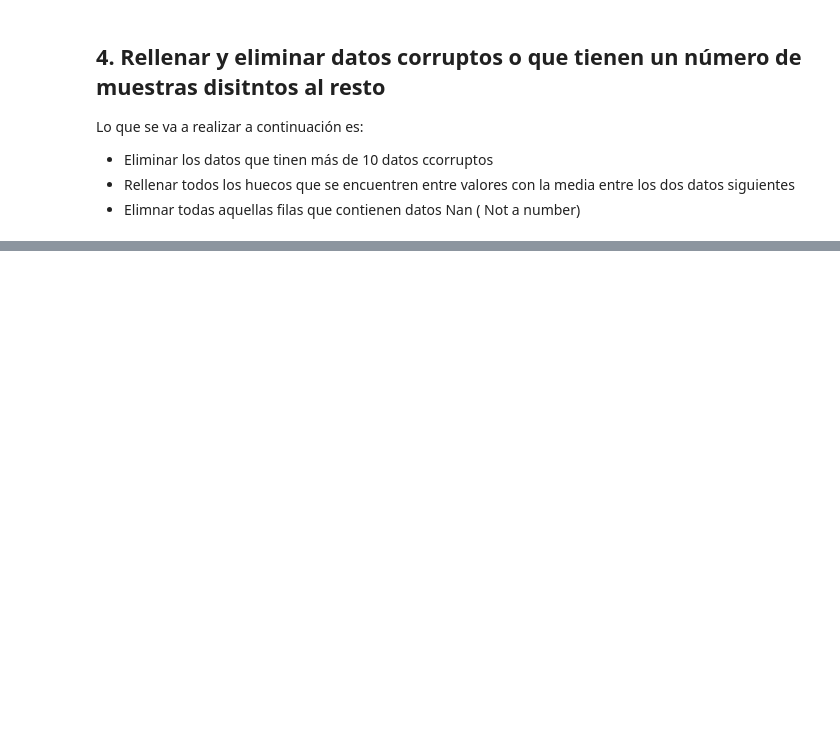
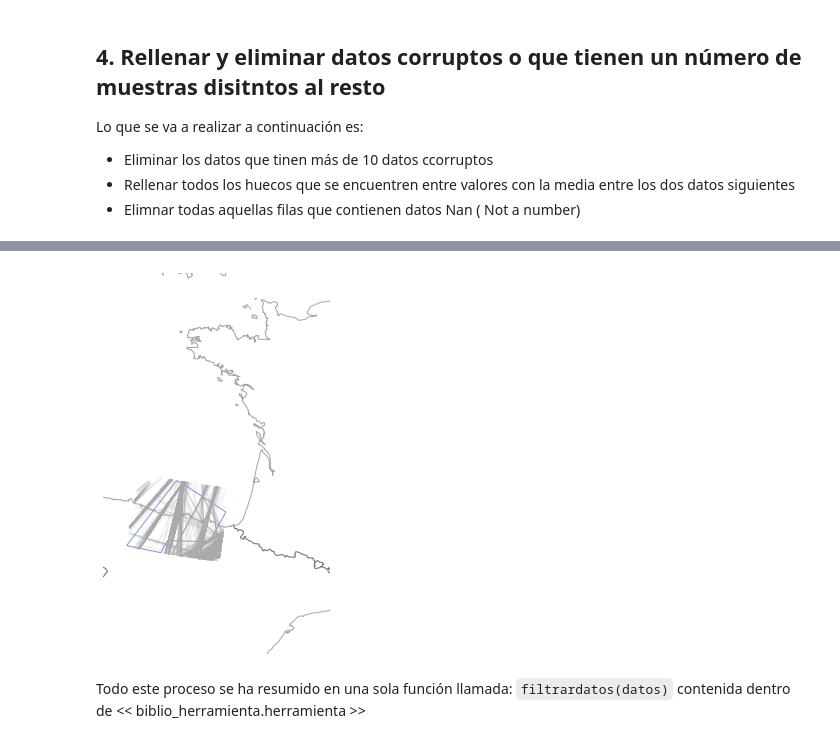
Before and after one commit to jaimebw/tfg, a Jupyter notebook: libros/filtrado_datos.ipynb, the cells around one changed output, grey strips where cells are left out. Saved outputs shown, nothing was run; the diff lists cells and outputs as text; code cells hidden in the pictures; blank space fills up the shorter version.

````diff
--- a/libros/filtrado_datos.ipynb
+++ b/libros/filtrado_datos.ipynb
@@ -228,5 +206,0 @@ Traffic with 1705 identifiers
-# %%
-Var_time = ["hour", "last_position", "timestamp"]
-v_filtrado.data[Var_time] = v_filtrado.data[Var_time] = v_filtrado.data[Var_time].astype("datetime64[ns, UTC]")
-
-guardarcsv(v_filtrado,"datos_filtrados",carpetaDatos)
@@ -252,0 +230,7 @@ memory usage: 115.3+ MB
+# %%
+representarSobreSector(v_filtrado)
+guardarimagen('filtrado_datos','trayec_filtradas.png')
+# %% [output]
+[figure, added]
+# %% [markdown]
+Todo este proceso se ha resumido en una sola función llamada: ```filtrardatos(datos)``` contenida dentro de << biblio_herramienta.herramienta >>
````
Also changed, not shown: parts of 12 cells of this notebook.
